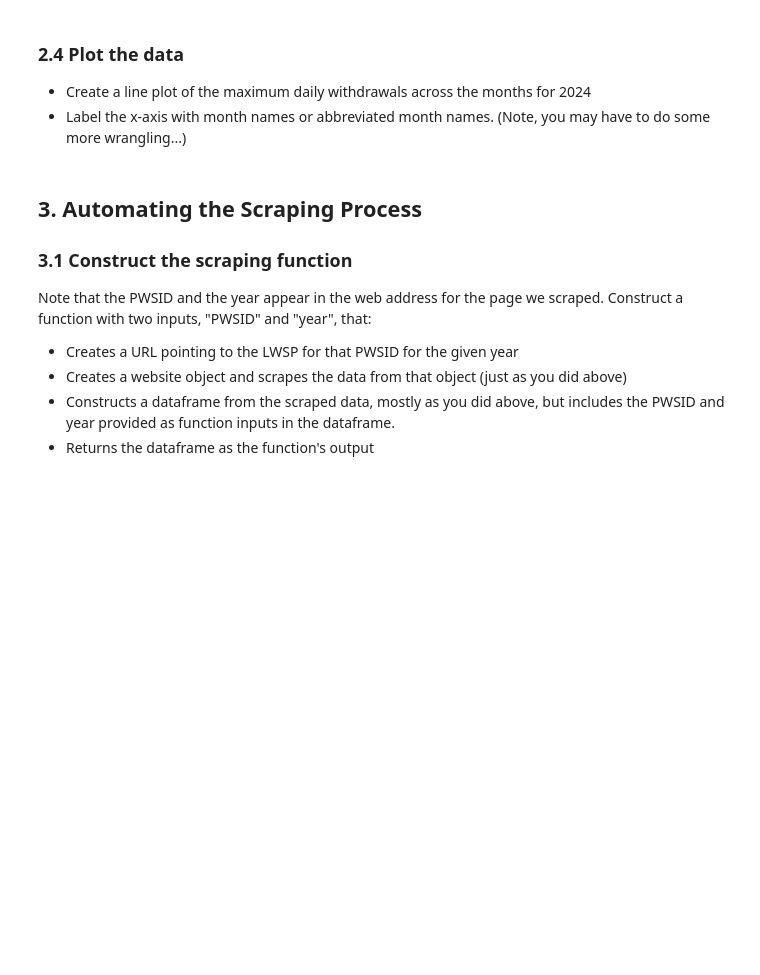
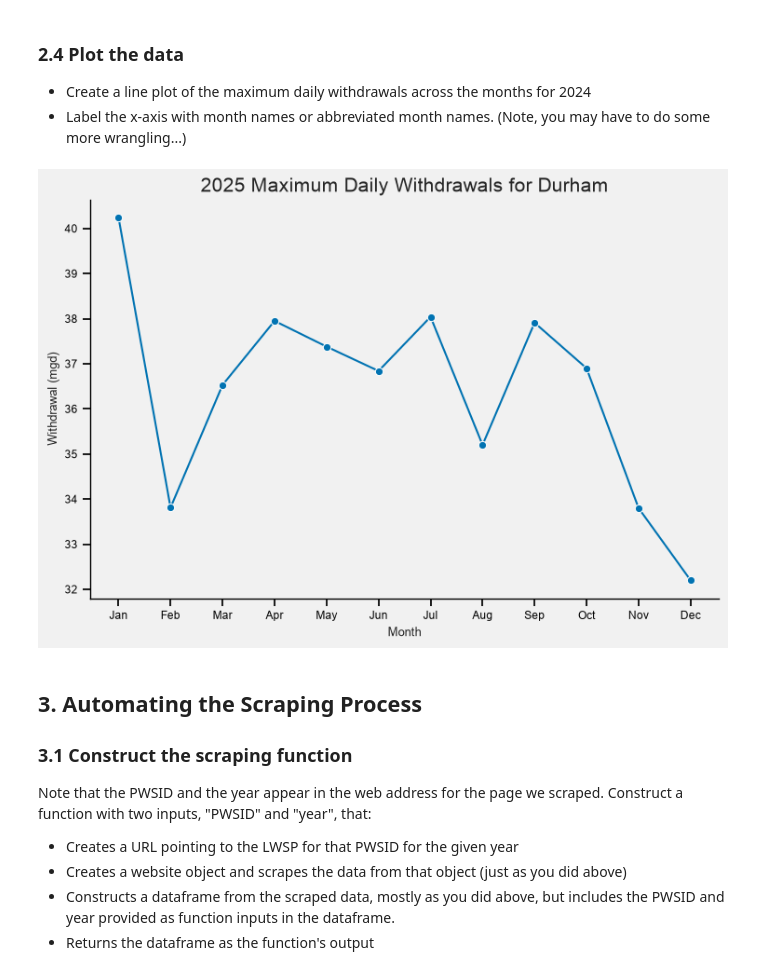
Before and after one commit to sarahj-hall/ENV700, a Jupyter notebook: Assignments/A6-DataScraping.ipynb, the cells around one changed output. Drawn from its saved outputs; the diff is of its cells as text; code cells hidden in the pictures; blank space fills up the shorter version.

````diff
--- a/Assignments/A6-DataScraping.ipynb
+++ b/Assignments/A6-DataScraping.ipynb
@@ -127,14 +128,19 @@ Convert your scraped data into a dataframe.
 >```
 # %%
 # 2.3 Construct the dataframe from scraped data
-month_order = [1, 7, 2, 8, 3, 9, 4, 10, 5, 11, 6, 12]
+month_order = [1, 5, 9, 2, 6, 10, 3, 7, 11, 4, 8, 12]
 
 df_durham_LWSP = pd.DataFrame({
     "Month" : month_order,
     "Year" : 2025,
-    "Maximum_Daily_Use" :
+    "Maximum_Daily_Use" : pd.to_numeric(max_withdrawals),
 })
 
 df_durham_LWSP = df_durham_LWSP.assign(
+    Water_System_Name = water_system,
+    Contact_Person = contact_person,
+    Ownership = ownership,
+    Date=lambda d: pd.to_datetime(dict(year=d["Year"], month=d["Month"], day=1)),
+).sort_values("Date")
 
-)
+df_durham_LWSP
@@ -144,6 +164,27 @@ df_durham_LWSP = df_durham_LWSP.assign(
 * Label the x-axis with month names or abbreviated month names. (Note, you may have to do some more wrangling...)
 # %%
 # 2.4 Plot the data
+#wrangle
+df_durham_LWSP['month_abb'] = pd.Categorical(
+    values = df_durham_LWSP['Date'].dt.month_name().str[:3],
+    categories = calendar.month_abbr[1:])
+
+g = sns.relplot(
+    data = df_durham_LWSP,
+    x = 'month_abb',
+    y = 'Maximum_Daily_Use',
+    kind = 'line',
+    marker = 'o',
+    aspect = 1.5
+);
+
+g.set(
+    title=f"2025 Maximum Daily Withdrawals for {water_system}",
+    xlabel="Month",
+    ylabel="Withdrawal (mgd)",
+);
+# %% [output]
+[figure, added]
 # %% [markdown]
 ## 3. Automating the Scraping Process
 ### 3.1 Construct the scraping function
````
Also changed, not shown: parts of 10 cells of this notebook.
